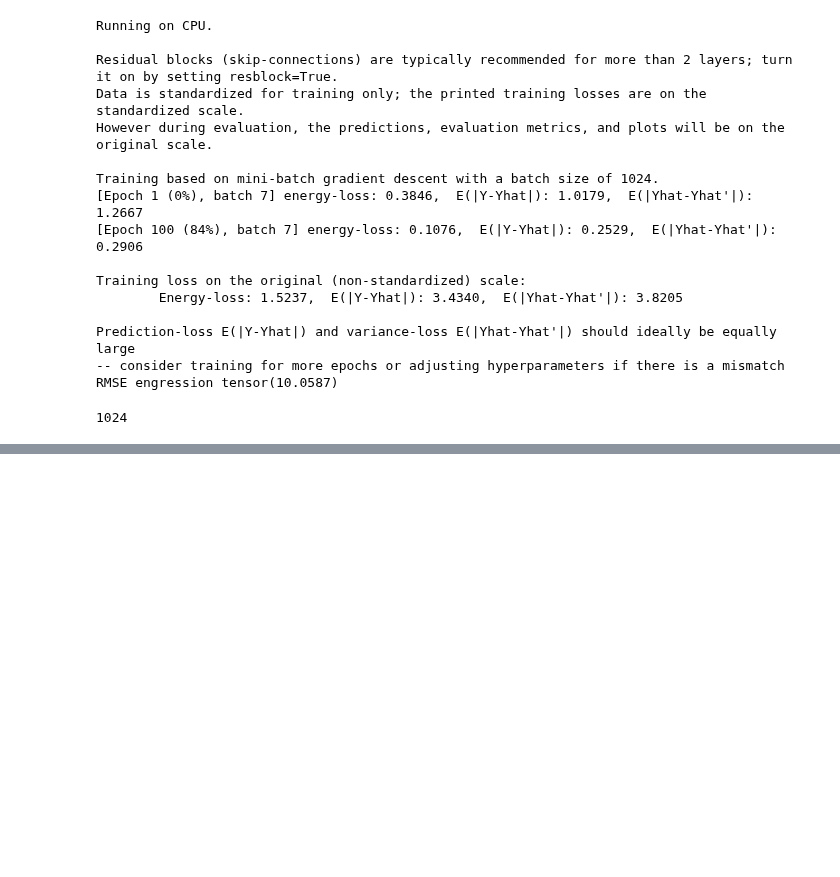
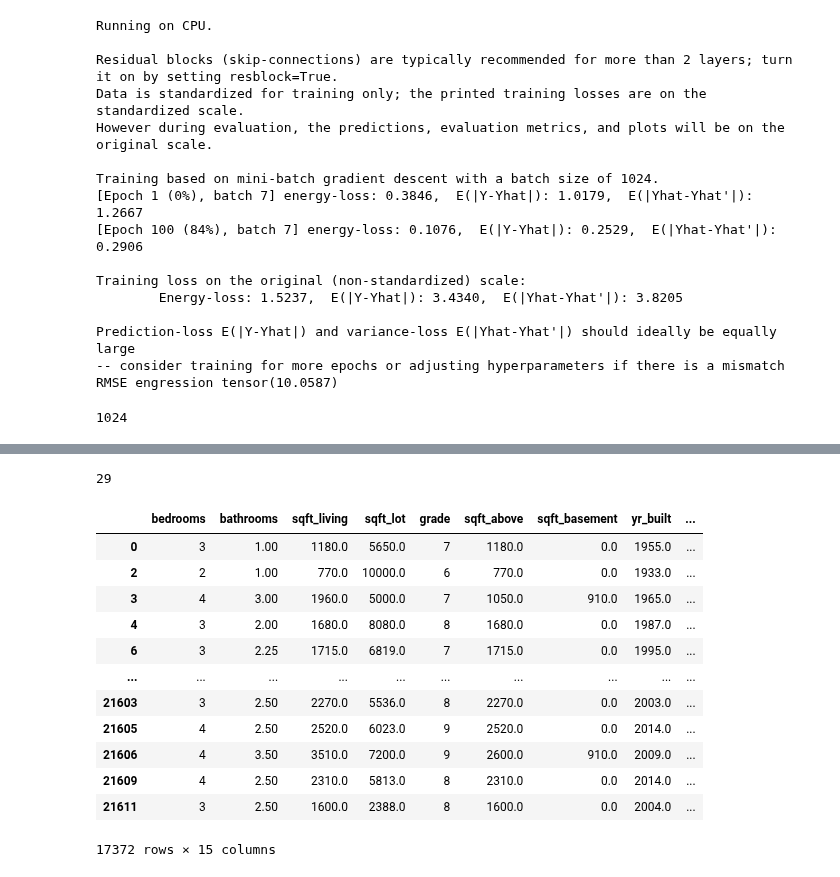
Before and after one commit to mmaninetti/ML_models_for_extrapolation, a Jupyter notebook: ONLY NUMERICAL FEATURES/REGRESSION/RMSE/tests.ipynb, the cells around one changed output, grey strips where cells are left out. Drawn from its saved outputs; the diff is of its cells as text; code cells hidden in the pictures; blank space fills up the shorter version.

```diff
--- a/ONLY NUMERICAL FEATURES/REGRESSION/RMSE/tests.ipynb
+++ b/ONLY NUMERICAL FEATURES/REGRESSION/RMSE/tests.ipynb
@@ -1284,0 +1523,20 @@ RMSE engression tensor(10.0587)
+# %%
+np.sum(np.sum(np.isnan(X_train.corr().abs())))
+# %% [output]
+29
+# %%
+X_train
+# %% [output]
+|  | bedrooms | bathrooms | sqft_living | sqft_lot | grade | sqft_above | sqft_basement | yr_built | ... |
+| 0 | 3 | 1.00 | 1180.0 | 5650.0 | 7 | 1180.0 | 0.0 | 1955.0 | ... |
+| 2 | 2 | 1.00 | 770.0 | 10000.0 | 6 | 770.0 | 0.0 | 1933.0 | ... |
+| 3 | 4 | 3.00 | 1960.0 | 5000.0 | 7 | 1050.0 | 910.0 | 1965.0 | ... |
+| 4 | 3 | 2.00 | 1680.0 | 8080.0 | 8 | 1680.0 | 0.0 | 1987.0 | ... |
+| 6 | 3 | 2.25 | 1715.0 | 6819.0 | 7 | 1715.0 | 0.0 | 1995.0 | ... |
+| ... | ... | ... | ... | ... | ... | ... | ... | ... | ... |
+| 21603 | 3 | 2.50 | 2270.0 | 5536.0 | 8 | 2270.0 | 0.0 | 2003.0 | ... |
+| 21605 | 4 | 2.50 | 2520.0 | 6023.0 | 9 | 2520.0 | 0.0 | 2014.0 | ... |
+| 21606 | 4 | 3.50 | 3510.0 | 7200.0 | 9 | 2600.0 | 910.0 | 2009.0 | ... |
+| 21609 | 4 | 2.50 | 2310.0 | 5813.0 | 8 | 2310.0 | 0.0 | 2014.0 | ... |
+| 21611 | 3 | 2.50 | 1600.0 | 2388.0 | 8 | 1600.0 | 0.0 | 2004.0 | ... |
+17372 rows × 15 columns
```
Also changed, not shown: parts of 5 cells of this notebook, 2 other files.
